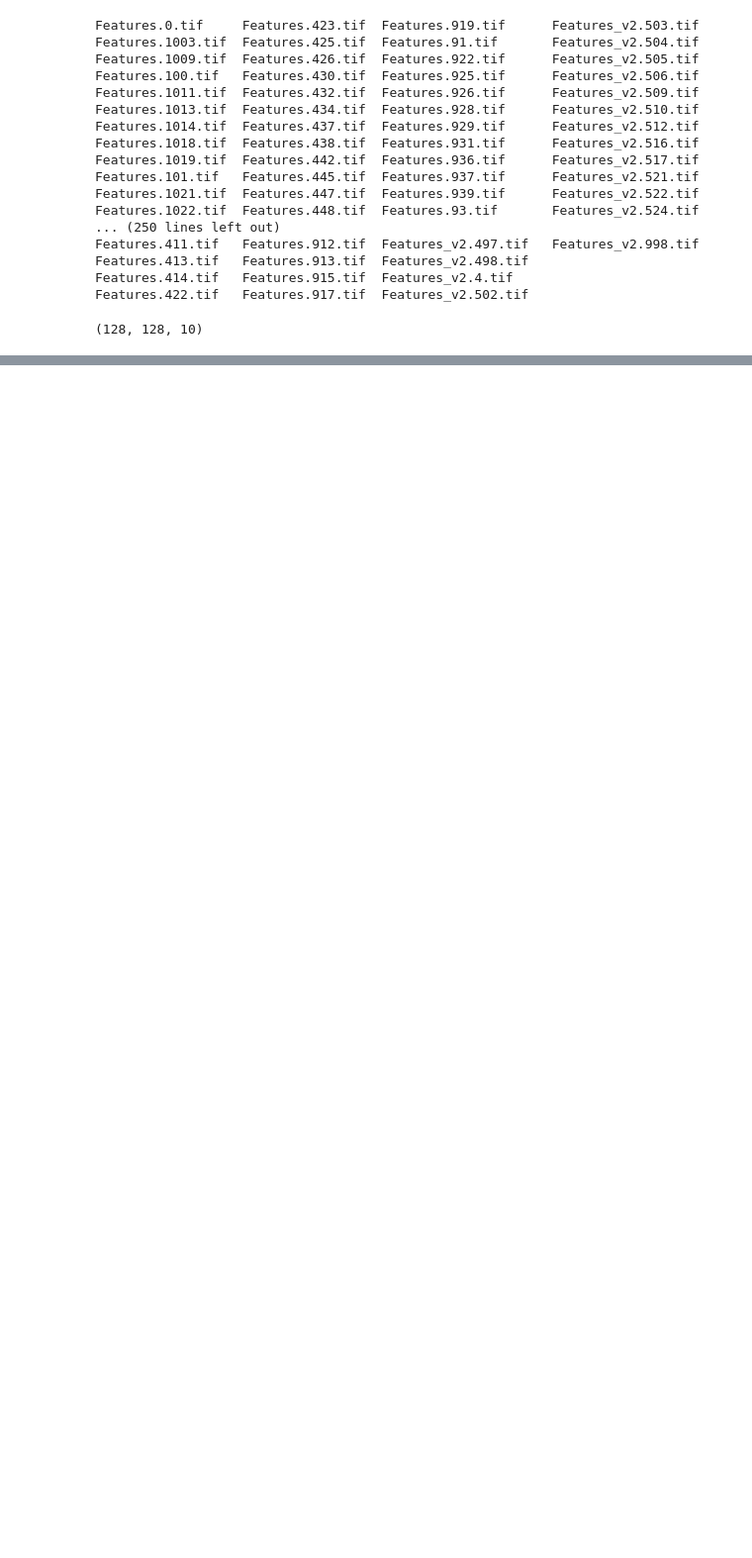
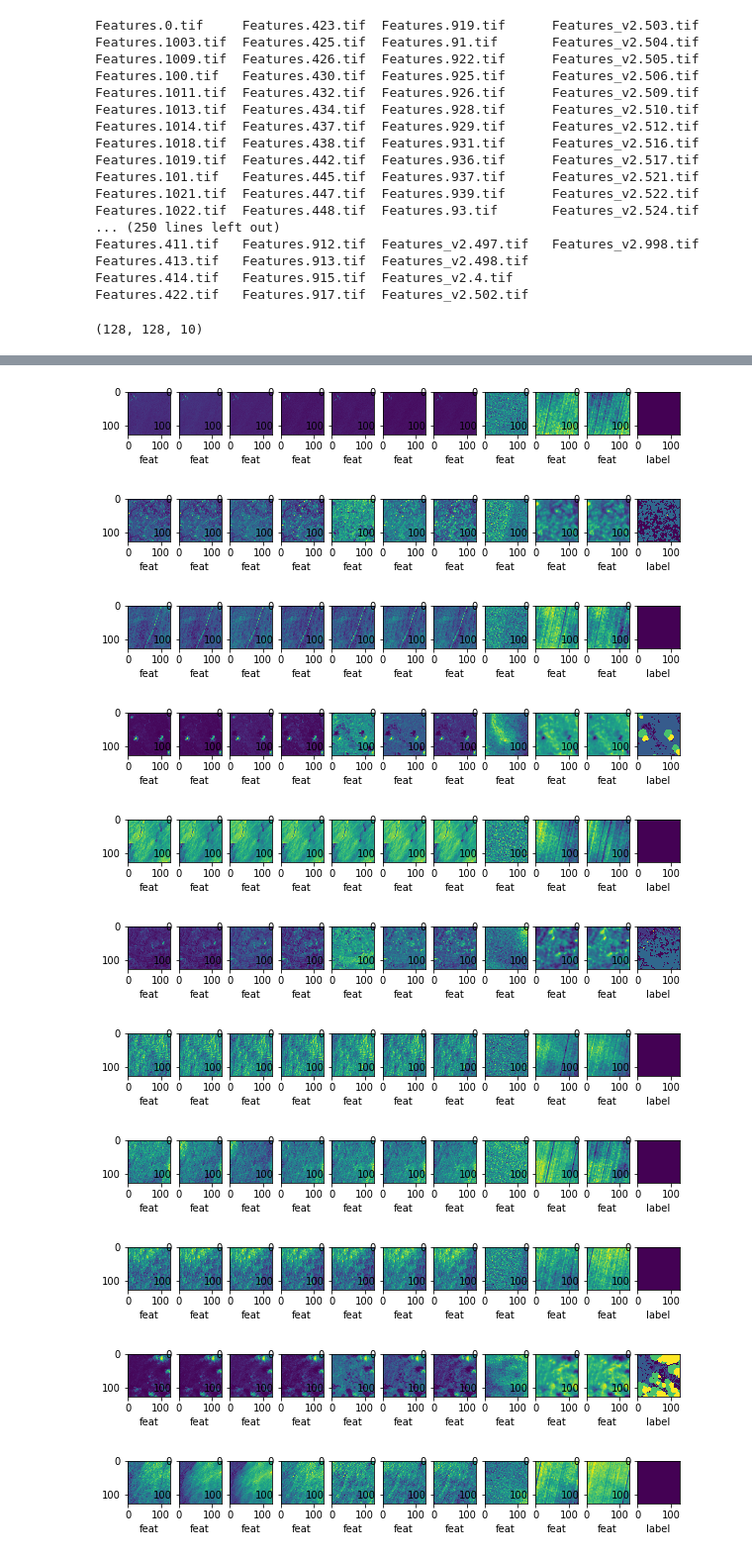
Before and after one commit to PrinceJavier/datos_segmentation, a Jupyter notebook: datos.eda.ipynb, the cells around one changed output, grey strips where cells are left out. Shown at 99% size. Drawn from its saved outputs; the diff is of its cells as text; code cells hidden in the pictures; blank space fills up the shorter version.

```diff
--- a/datos.eda.ipynb
+++ b/datos.eda.ipynb
@@ -109,0 +176,38 @@ plt.show()
+# %%
+path_feats = "data/train_features/content/train_features/"
+path_labels = "data/train_labels/content/train_labels/"
+# %%
+for n in range(20):
+    path_feat = datos_train.iloc[n].feature_image
+    path_label = datos_train.iloc[n].label_image
+    feat = tiff.imread(path_feats + path_feat)
+    label = tiff.imread(path_labels + path_label)
+
+    f, axs = plt.subplots(1, 11, figsize=(10, 1))
+
+    for i, ax in zip(range(0, 11), axs):
+
+        if i < 10:
+            ax.imshow(feat[:, :,i])
+#             ax.set_axis('off')
+            ax.set_xlabel('feat')
+        else:
+            ax.imshow(label)
+#             ax.axis('off')
+            ax.set_xlabel('label')
+
+        plt.margins(0)
+
+    plt.show()
+# %% [output]
+[figure, added]
+[figure, added]
+[figure, added]
+[figure, added]
+[figure, added]
+[figure, added]
+[figure, added]
+[figure, added]
+[figure, added]
+[figure, added]
+[figure, added]
```
Also changed, not shown: parts of 13 cells of this notebook, 1 other file.
